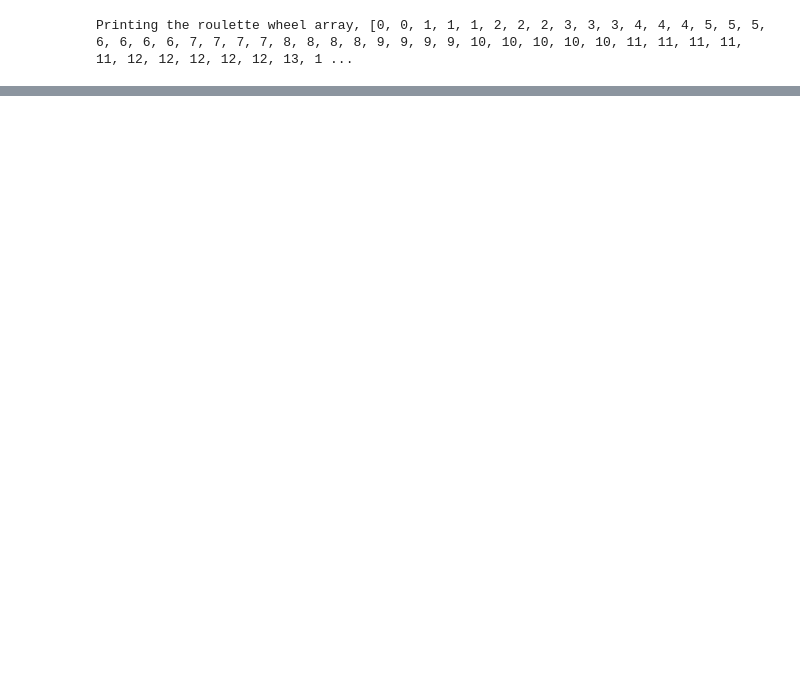
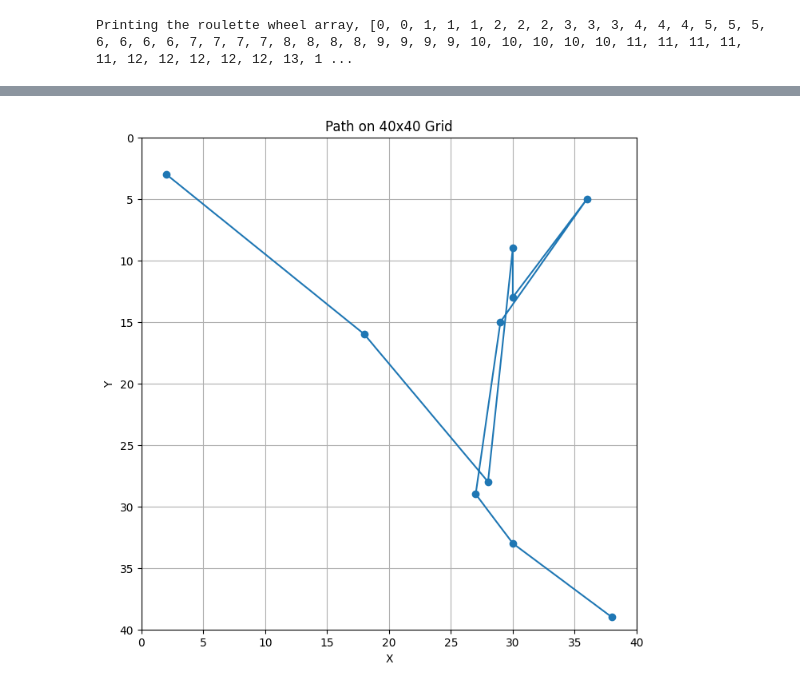
Before and after one commit to MuhammadDaniyalTahir/Machine_learning_codes-, a Jupyter notebook: Genetic_Algorithm.ipynb, the cells around one changed output, grey strips where cells are left out. Cells and saved outputs as stored; diff of their text form; code cells hidden in the pictures; blank space fills up the shorter version.

```diff
--- a/Genetic_Algorithm.ipynb
+++ b/Genetic_Algorithm.ipynb
@@ -256,7 +256,7 @@ for chromo in chromosomes:
 wheel_arr = []
 def fillWheelArr():
     global wheel_arr
-    wheel_arr = []
+    wheel_arr.clear()
     for x in range(population_size):
         i = 0
         while(i < chromosomes[x][1]):
@@ -270,8 +270,8 @@ Printing the roulette wheel array, [0, 0, 1, 1, 1, 2, 2, 2, 3, 3, 3, 4, 4, 4, 5,
 # %%
 #Now do random selection according to the linear rank distribution to generate childs.
 def generateChilds():
-    random1 = random.randint(0, len(wheel_arr))
-    random2 = random.randint(0, len(wheel_arr))
+    random1 = random.randint(0, len(wheel_arr)-1)
+    random2 = random.randint(0, len(wheel_arr)-1)
 
     #do selection of parents using random1 & 2.
     parent1 = chromosomes[wheel_arr[random1]][0]
@@ -312,7 +312,7 @@ def removeExtraChromosomes():
         chromosomes.pop(0)
 # %%
 i = 0
-while i < 100:
+while i < 500:
     calculateFitness()
     chromosomes = sorted(chromosomes, key=lambda x: x[1], reverse=True)
     removeExtraChromosomes()
@@ -323,5 +323,6 @@ while i < 100:
     if (i+1) < 100:
         fillWheelArr()
         generateChilds()
-
-print(chromosomes[population_size - 1])
+    i = i + 1
+print(chromosomes[population_size - 1][0])
+print(len(chromosomes))
@@ -327,0 +347,23 @@ print(chromosomes[population_size - 1])
+# %%
+import matplotlib.pyplot as plt
+
+# Assuming chromosomes[population_size - 1][0] contains the path coordinates
+path_coordinates = chromosomes[population_size - 1][0]
+
+# Extract x and y coordinates from the path
+x_coordinates = [coord[0] for coord in path_coordinates]
+y_coordinates = [coord[1] for coord in path_coordinates]
+
+# Plot the path on a grid of size 40x40
+plt.figure(figsize=(8, 8))
+plt.plot(x_coordinates, y_coordinates, marker='o', linestyle='-')
+plt.xlim(0, 40)
+plt.ylim(0, 40)
+plt.gca().invert_yaxis()  # Invert y-axis to match grid convention
+plt.grid(True)
+plt.title('Path on 40x40 Grid')
+plt.xlabel('X')
+plt.ylabel('Y')
+plt.show()
+# %% [output]
+[figure, added]
```
Also changed, not shown: parts of 7 cells of this notebook.
